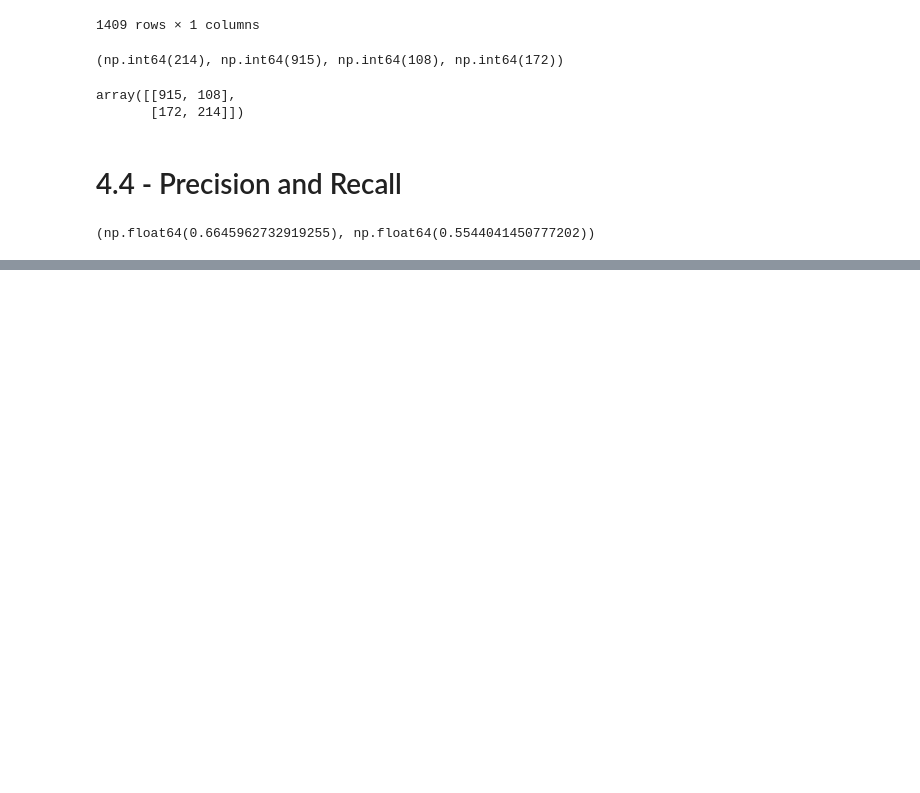
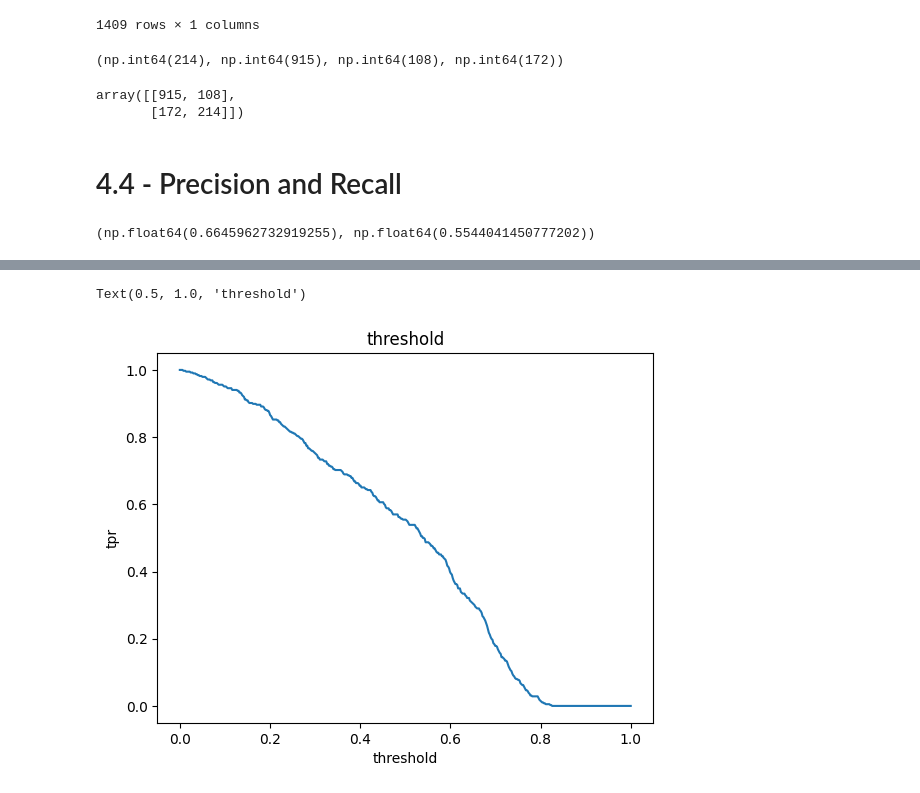
Before and after one commit to BALJAPALLIANSHUL/machine_learning_zoomcamp, a Jupyter notebook: 04-evaluation metrics/evaluation_metrics.ipynb, the cells around one changed output, grey strips where cells are left out. Drawn from its saved outputs; the diff is of its cells as text; code cells hidden in the pictures; blank space fills up the shorter version.

Commit message:
4.5 ROC Curves completed

```diff
--- a/04-evaluation metrics/evaluation_metrics.ipynb
+++ b/04-evaluation metrics/evaluation_metrics.ipynb
@@ -146,0 +176,3 @@ precision,recall
+# %%
+y_score = model.predict_proba(X_val_ohe)[:,1]
+y_score
@@ -146,0 +182,24 @@ precision,recall
+# %%
+def get_table_for_roc(y_score,y_actual,thresholds):
+    t_tn_fp_fn_tp = []
+    actual_postive = (y_actual == 1)
+    actual_negative = (y_actual == 0)
+    for t in thresholds:
+        y_pred = (y_score>=t).reshape(-1,1)
+        prediction_positve = (y_pred == 1)
+        prediction_negative = (y_pred==0)
+        tp = (prediction_positve & actual_postive).sum().item()
+        tn = (prediction_negative & actual_negative).sum().item()
+
+        fp = (prediction_positve & actual_negative).sum().item()
+        fn = (prediction_negative & actual_postive).sum().item()
+
+        t_tn_fp_fn_tp.append((float(t.round(5)),tn,fp,fn,tp))
+    threshold_confusion_table = pd.DataFrame(t_tn_fp_fn_tp,columns = ['t','tn','fp','fn','tp'])
+    threshold_confusion_table['fpr'] = threshold_confusion_table.fp/(threshold_confusion_table.tn+threshold_confusion_table.fp)
+    threshold_confusion_table['tpr'] = threshold_confusion_table.tp/(threshold_confusion_table.fn+threshold_confusion_table.tp)
+    return threshold_confusion_table
+# %%
+thresholds = np.linspace(0,1,500)
+# %%
+threshold_confusion_table = get_table_for_roc(y_score,y_val,thresholds)
@@ -146,0 +222,8 @@ precision,recall
+# %%
+plt.plot(thresholds,threshold_confusion_table.tpr)
+plt.xlabel('threshold')
+plt.ylabel('tpr')
+plt.title('threshold')
+# %% [output]
+Text(0.5, 1.0, 'threshold')
+[figure, added]
```
Also changed, not shown: parts of 30 cells of this notebook.
